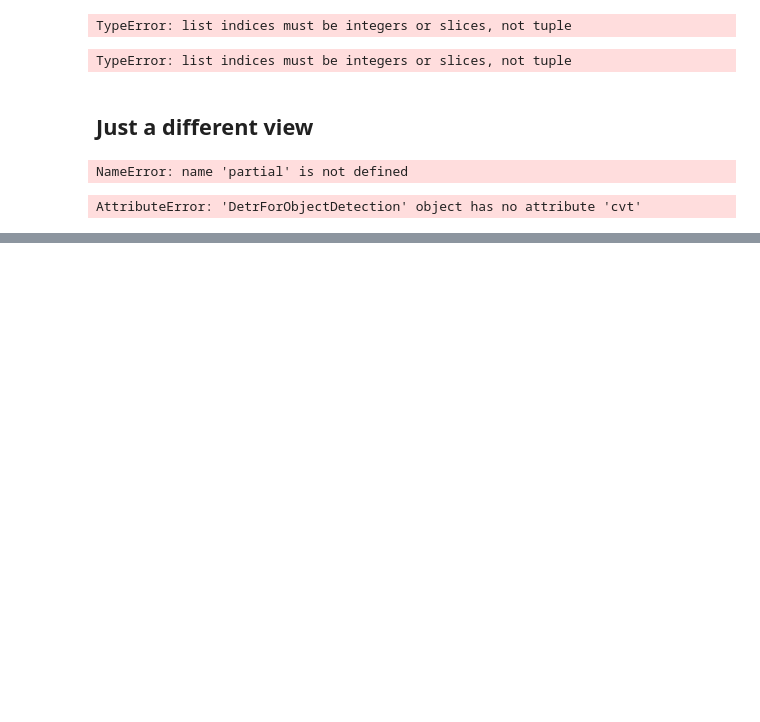
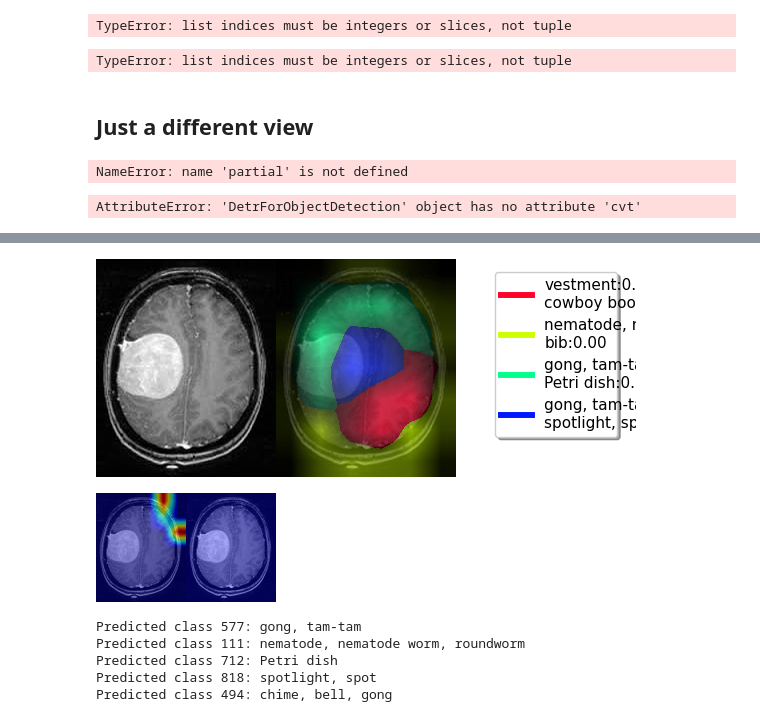
Before and after one commit to Cralsic123/Detr-resnet50-metrics-comparison, a Jupyter notebook: Detr_resnet50_comp.ipynb, the cells around one changed output, grey strips where cells are left out. Drawn from its saved outputs; the diff is of its cells as text; code cells hidden in the pictures; blank space fills up the shorter version.

```diff
--- a/Detr_resnet50_comp.ipynb
+++ b/Detr_resnet50_comp.ipynb
@@ -406,7 +406,7 @@ def reshape_transform_cvt_huggingface(tensor, model, width, height):
 import warnings
 warnings.filterwarnings('ignore')
 from torchvision import transforms
-from datasets import load_dataset
+#from datasets import load_dataset
 from pytorch_grad_cam import run_dff_on_image, GradCAM
 from pytorch_grad_cam.utils.model_targets import ClassifierOutputTarget
 from pytorch_grad_cam.utils.image import show_cam_on_image
@@ -415,8 +415,8 @@ import numpy as np
 import cv2
 import torch
 from typing import List, Callable, Optional
-dataset = load_dataset("huggingface/cats-image")
-image = dataset["test"]["image"][0]
+image_path = '/content/brain_tumor_dataset/yes/Y1.jpg'
+image = Image.open(image_path)
 img_tensor = transforms.ToTensor()(image)
 
 """ Model wrapper to return a tensor"""
@@ -479,0 +485,32 @@ def print_top_categories(model, img_tensor, top_k=5):
+# %%
+from transformers import ResNetForImageClassification
+model = ResNetForImageClassification.from_pretrained("microsoft/resnet-50")
+# %%
+# We will show GradCAM for the "Egyptian Cat" and the 'Remote Control" categories:
+targets_for_gradcam = [ClassifierOutputTarget(category_name_to_index(model, "Egyptian cat")),
+                       ClassifierOutputTarget(category_name_to_index(model, "remote control, remote"))]
+
+# The last layer in the Resnet Encoder:
+target_layer = model.resnet.encoder.stages[-1].layers[-1]
+
+display(Image.fromarray(run_dff_on_image(model=model,
+                          target_layer=target_layer,
+                          classifier=model.classifier,
+                          img_pil=image,
+                          img_tensor=img_tensor,
+                          reshape_transform=None,
+                          n_components=4,
+                          top_k=2)))
+display(Image.fromarray(run_grad_cam_on_image(model=model,
+                      target_layer=target_layer,
+                      targets_for_gradcam=targets_for_gradcam,
+                      reshape_transform=None)))
+print_top_categories(model, img_tensor)
+# %% [output]
+[figure, added]
+[figure, added]
+Predicted class 577: gong, tam-tam
+Predicted class 111: nematode, nematode worm, roundworm
+Predicted class 712: Petri dish
+Predicted class 818: spotlight, spot
+Predicted class 494: chime, bell, gong
```
Also changed, not shown: parts of 1 cell of this notebook.
